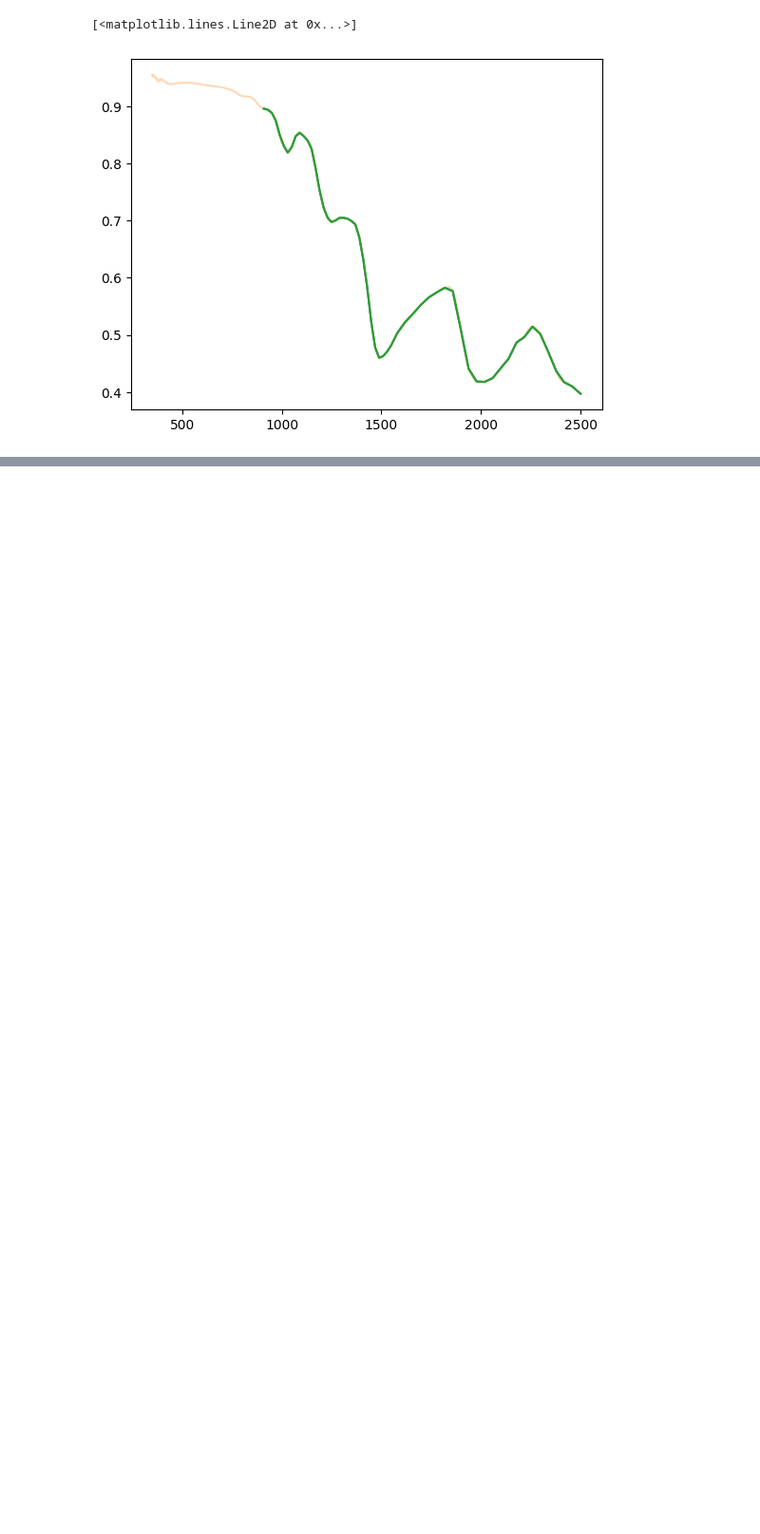
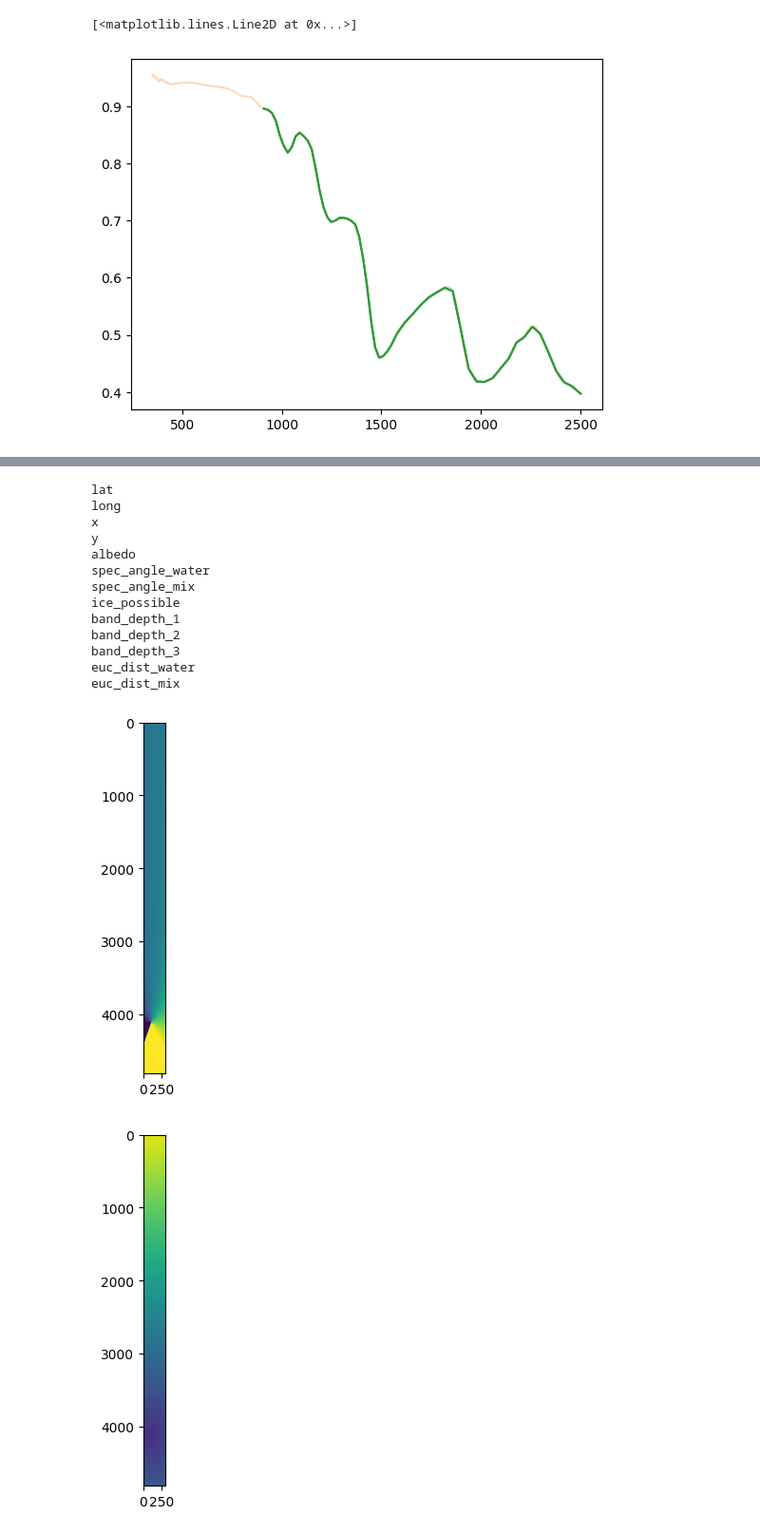
Before and after one commit to z-vig/M3_Pro, a Jupyter notebook: run_ice_pipeline.ipynb, the cells around one changed output, grey strips where cells are left out. Shown at 95% size. Cells and saved outputs as stored; diff of their text form; code cells hidden in the pictures; blank space fills up the shorter version.

Commit message:
Added model test data compiler for exchange of data with stats collaborators.

```diff
--- a/run_ice_pipeline.ipynb
+++ b/run_ice_pipeline.ipynb
@@ -357,3 +357,28 @@ plt.plot(resampled_wvl,ice_spec_lab)
 # %% [output]
 [<matplotlib.lines.Line2D at 0x...>]
 [figure]
+# %%
+#Creating model data
+raw_1064_albedo = tf.imread('D:/Data/Ice_Pipeline_Out_9-7-23/rfl_smooth/20090528t083319.tif')[:,:,8]
+spa = tf.imread('D:/Data/Ice_Pipeline_Out_9-7-23/spectral_angle_values/20090528t083319.tif')
+spa_mix = tf.imread('D:/Data/Ice_Pipeline_Out_9-7-23/spectral_angle_values_41_59_mix/20090528t083319.tif')
+band_location = tf.imread('D:/Data/Ice_Pipeline_Out_9-7-23/ice_band_bool/20090528t083319.tif')
+bd_1 = tf.imread('D:/Data/Ice_Pipeline_Out_9-7-23/band_depth_values/20090528t083319.tif')[:,:,0]
+bd_2 = tf.imread('D:/Data/Ice_Pipeline_Out_9-7-23/band_depth_values/20090528t083319.tif')[:,:,1]
+bd_3 = tf.imread('D:/Data/Ice_Pipeline_Out_9-7-23/band_depth_values/20090528t083319.tif')[:,:,2]
+ed_water = tf.imread('D:/Data/Ice_Pipeline_Out_9-7-23/euclidian_distance_values_100_ice/20090528t083319.tif')
+ed_mix = tf.imread('D:/Data/Ice_Pipeline_Out_9-7-23/euclidian_distance_values_50_50_mix/20090528t083319.tif')
+lat = tf.imread('D:/Data/Ice_Pipeline_Out_9-7-23/loc_cropped/m3g20090528t083319_loc_cropped.tif')[:,:,0]
+long = tf.imread('D:/Data/Ice_Pipeline_Out_9-7-23/loc_cropped/m3g20090528t083319_loc_cropped.tif')[:,:,1]
+x,y = np.meshgrid(np.arange(spa.shape[0]),np.arange(spa.shape[1]))
+x,y = x.T,y.T
+
+for i in [lat,long,x,y,band_location,spa,spa_mix,bd_1,bd_2,bd_3,ed_water,ed_mix]:
+    print (i.shape)
+all_data = np.array([i.flatten() for i in [lat,long,x,y,raw_1064_albedo,band_location,spa,spa_mix,bd_1,bd_2,bd_3,ed_water,ed_mix]])
+
+with open('D:/Data/Ice_Pipeline_Out_9-7-23/model_data.csv','w') as file:
+    file.write('Latitude,Longitude,x_position,y_position,albedo,ice_possible,spectral_angle_water,spectral_angle_50_50,'\
+               'band_depth_1,band_depth_2,band_depth_3,euclidian_distance_water,euclidian_distance_mix\n')
+    for n in np.arange(all_data.shape[1]):
+        file.write(f'{",".join([str(i) for i in all_data[:,n]])}\n')
@@ -359,0 +398,24 @@ plt.plot(resampled_wvl,ice_spec_lab)
+# %%
+for i,s in zip([lat,long,x,y,raw_1064_albedo,spa,spa_mix,band_location,bd_1,bd_2,bd_3,ed_water,ed_mix],\
+               ['lat','long','x','y','albedo','spec_angle_water','spec_angle_mix','ice_possible','band_depth_1','band_depth_2','band_depth_3','euc_dist_water','euc_dist_mix']):
+    tf.imwrite(f'D:/Data/Ice_Pipeline_Out_9-7-23/model_data_context_images/{s}.tif',i)
+    fig = plt.figure()
+    print (s)
+    plt.imshow(i,vmin=np.mean(i)-2*np.std(i),vmax=np.mean(i)+2*np.std(i))
+    plt.imsave(f'D:/Data/Ice_Pipeline_Out_9-7-23/model_data_context_images/{s}.png',i,vmin=np.mean(i)-2*np.std(i),vmax=np.mean(i)+2*np.std(i))
+# %% [output]
+lat
+long
+x
+y
+albedo
+spec_angle_water
+spec_angle_mix
+ice_possible
+band_depth_1
+band_depth_2
+band_depth_3
+euc_dist_water
+euc_dist_mix
+[figure, added]
+[figure, added]
```
Also changed, not shown: parts of 4 cells of this notebook, 3 other files.
